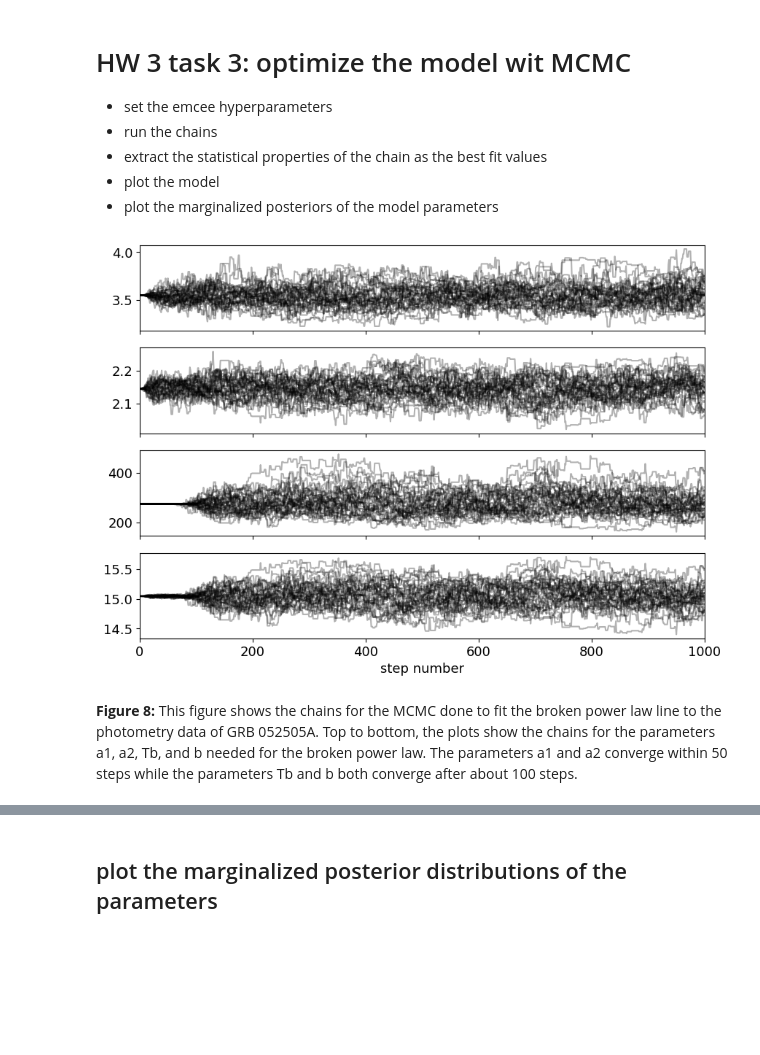
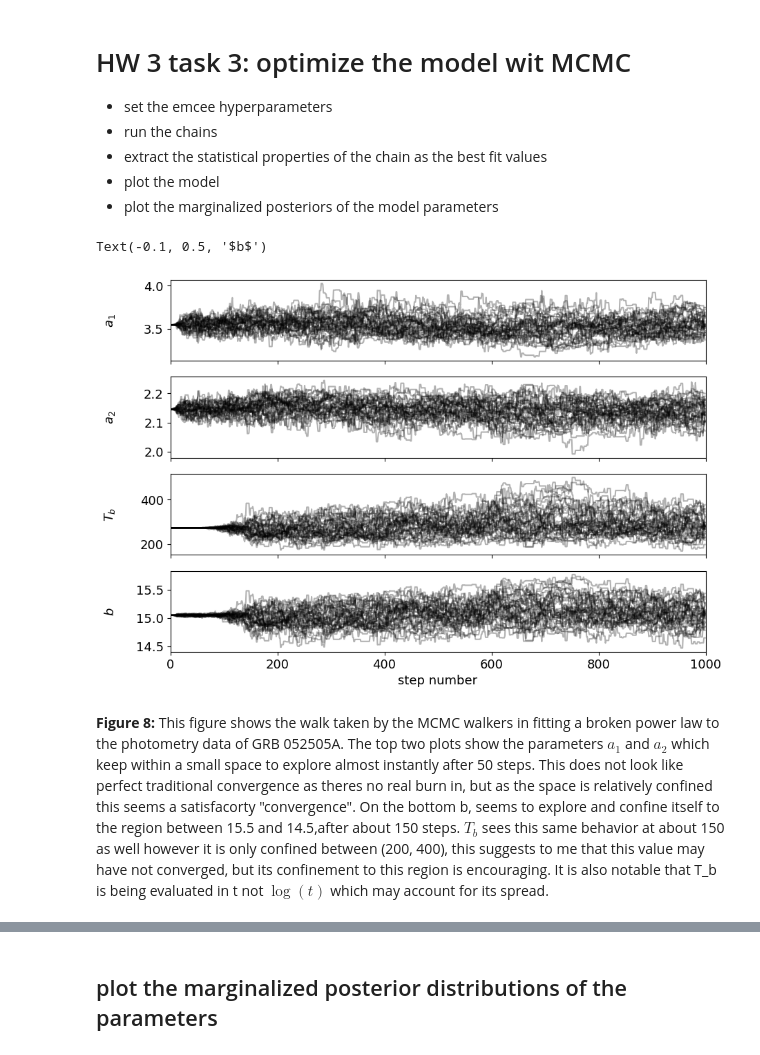
Before and after one commit to Ajb2307/DSPS_ABaldelli, a Jupyter notebook: HW6/Second_Half_fitlinetogrbafterglow_mcmc.ipynb, the cells around one changed output, grey strips where cells are left out. Cells and saved outputs as stored; diff of their text form; code cells hidden in the pictures; blank space fills up the shorter version.

```diff
--- a/HW6/Second_Half_fitlinetogrbafterglow_mcmc.ipynb
+++ b/HW6/Second_Half_fitlinetogrbafterglow_mcmc.ipynb
@@ -755,18 +772,24 @@ sampler.run_mcmc(pos, 1_000, progress=True);
 # %%
 #plot the chains
 fig, axes = plt.subplots(ndim, figsize=(10, 7), sharex=True)
 samples = sampler.get_chain()
 
 for i in range(ndim):
     ax = axes[i]
     ax.plot(samples[:, :, i], "k", alpha=0.3)
     ax.set_xlim(0, len(samples))
     ax.yaxis.set_label_coords(-0.1, 0.5)
 axes[-1].set_xlabel("step number");
+
+axes[0].set_ylabel(r"$a_1$")
+axes[1].set_ylabel(r"$a_2$")
+axes[2].set_ylabel(r"$T_b$")
+axes[3].set_ylabel(r"$b$")
 # %% [output]
+Text(-0.1, 0.5, '$b$')
-[figure, old version]
+[figure, new version]
-# %% [markdown]
-**Figure 8:** This figure shows the chains for the MCMC done to fit the broken power law line to the photometry data of GRB 052505A. Top to bottom, the plots show the chains for the parameters a1, a2, Tb, and b needed for the broken power law. The parameters a1 and a2 converge within 50 steps while the parameters Tb and b both converge after about 100 steps.
+# %% [markdown]
+**Figure 8:**  This figure shows the walk taken by the MCMC walkers in fitting a broken power law to the photometry data of GRB 052505A. The top two plots show the parameters $a_1$ and $a_2$ which keep within a small space to explore almost instantly after 50 steps. This does not look like perfect traditional convergence as theres no real burn in, but as the space is relatively confined this seems a satisfacorty "convergence". On the bottom b, seems to explore and confine itself to the region between 15.5 and 14.5,after about 150 steps. $T_b$ sees this same behavior at about 150 as well however it is only confined between (200, 400), this suggests to me that this value may have not converged, but its confinement to this region is encouraging. It is also notable that T_b is being evaluated in t not $\log(t)$ which may account for its spread.
 # %%
 # get the 16th, 50, and 84th percentiles of the model parameters
 flat_samples = sampler.get_chain(discard=100, thin=15, flat=True)
```
Also changed, not shown: parts of 39 cells of this notebook.
